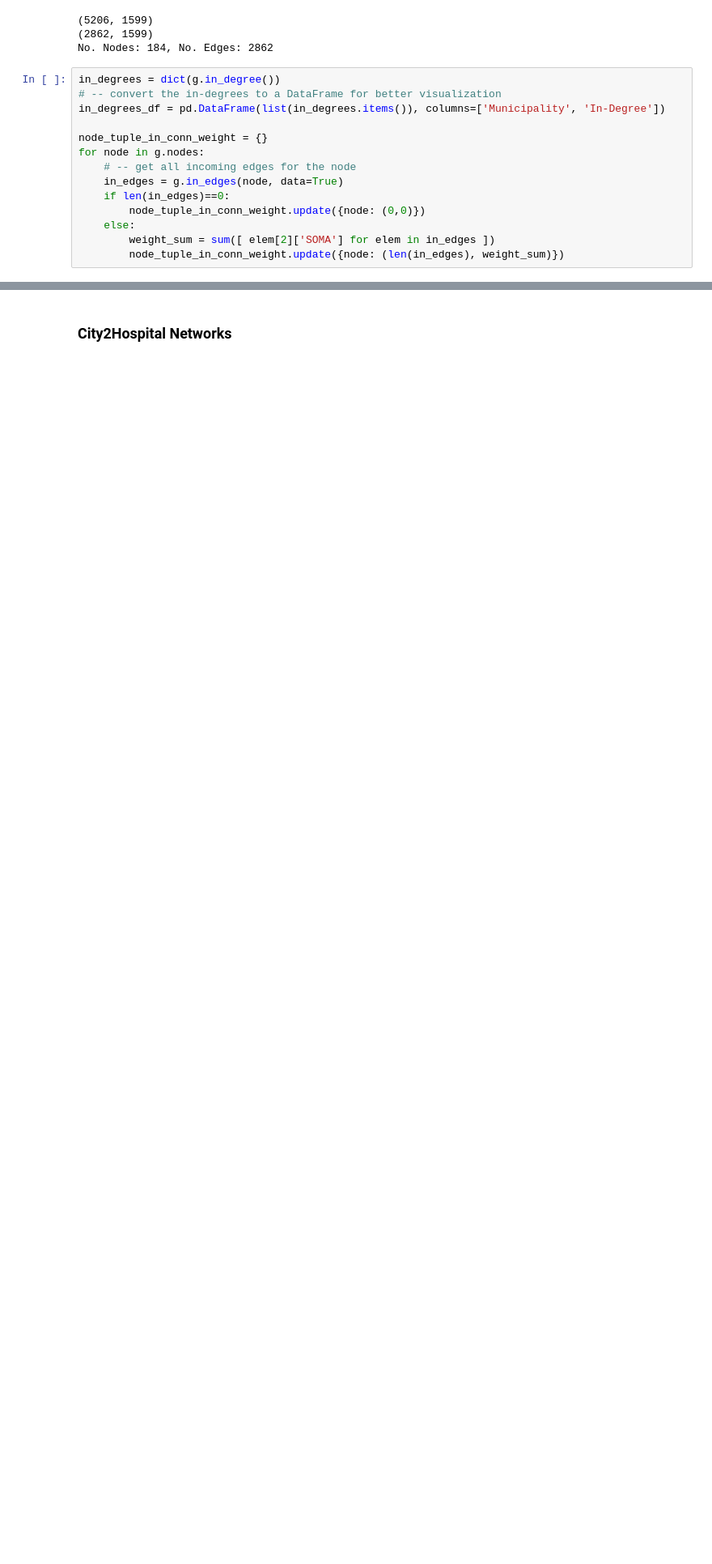
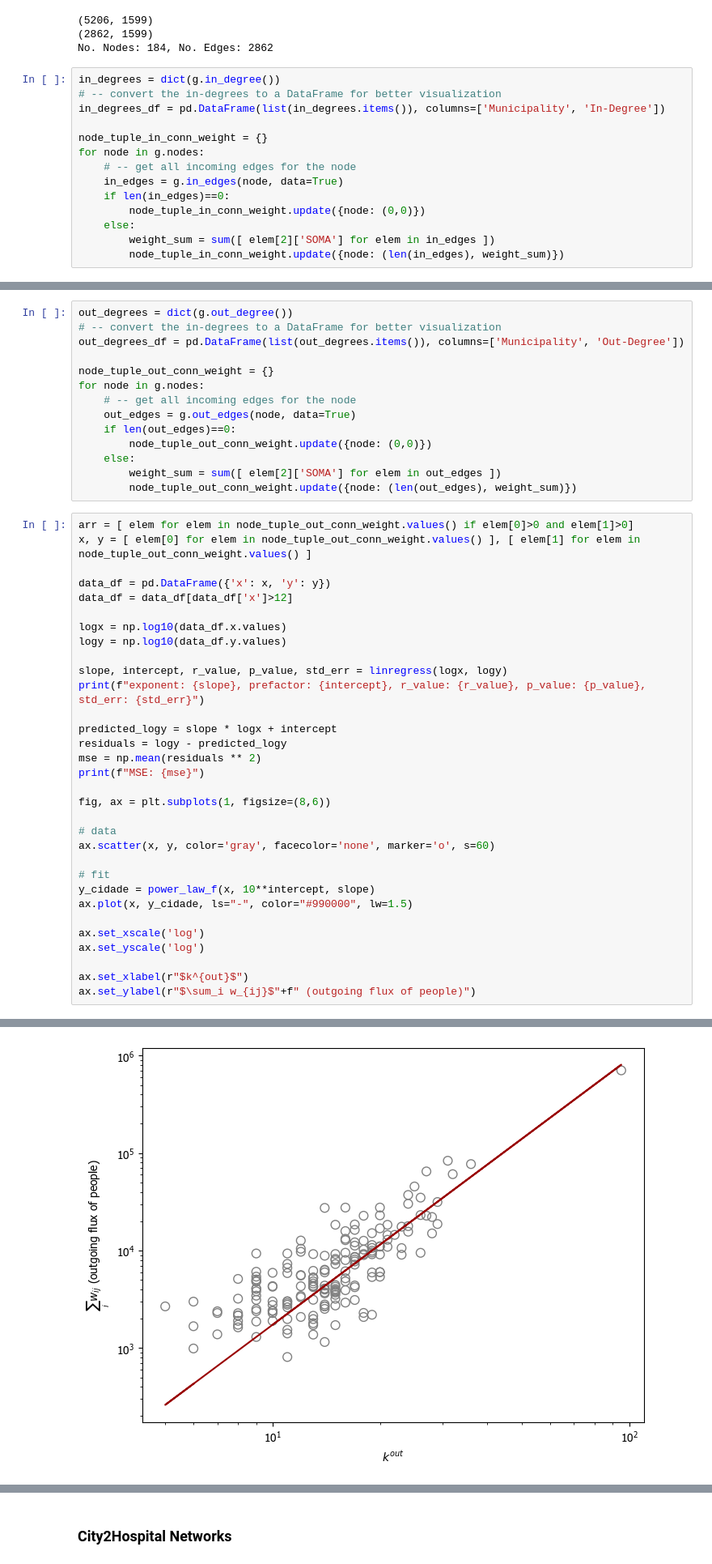
Before and after one commit to humbertocarmona/pyopensus, a Jupyter notebook: notebooks/fluxsus_tests.ipynb, the cells around one changed output, grey strips where cells are left out. Shown at 81% size. Cells and saved outputs as stored; diff of their text form; blank space fills up the shorter version.

```diff
--- a/notebooks/fluxsus_tests.ipynb
+++ b/notebooks/fluxsus_tests.ipynb
@@ -591,0 +622,47 @@ Text(0, 0.5, '$\\sum_j w_{ij}$ (incoming flux of people)')
+# %%
+out_degrees = dict(g.out_degree())
+# -- convert the in-degrees to a DataFrame for better visualization
+out_degrees_df = pd.DataFrame(list(out_degrees.items()), columns=['Municipality', 'Out-Degree'])
+
+node_tuple_out_conn_weight = {}
+for node in g.nodes:
+    # -- get all incoming edges for the node
+    out_edges = g.out_edges(node, data=True)
+    if len(out_edges)==0:
+        node_tuple_out_conn_weight.update({node: (0,0)})
+    else:
+        weight_sum = sum([ elem[2]['SOMA'] for elem in out_edges ])
+        node_tuple_out_conn_weight.update({node: (len(out_edges), weight_sum)})
+# %%
+arr = [ elem for elem in node_tuple_out_conn_weight.values() if elem[0]>0 and elem[1]>0]
+x, y = [ elem[0] for elem in node_tuple_out_conn_weight.values() ], [ elem[1] for elem in node_tuple_out_conn_weight.values() ]
+
+data_df = pd.DataFrame({'x': x, 'y': y})
+data_df = data_df[data_df['x']>12]
+
+logx = np.log10(data_df.x.values)
+logy = np.log10(data_df.y.values)
+
+slope, intercept, r_value, p_value, std_err = linregress(logx, logy)
+print(f"exponent: {slope}, prefactor: {intercept}, r_value: {r_value}, p_value: {p_value}, std_err: {std_err}")
+
+predicted_logy = slope * logx + intercept
+residuals = logy - predicted_logy
+mse = np.mean(residuals ** 2)
+print(f"MSE: {mse}")
+
+fig, ax = plt.subplots(1, figsize=(8,6))
+
+# data
+ax.scatter(x, y, color='gray', facecolor='none', marker='o', s=60)
+
+# fit
+y_cidade = power_law_f(x, 10**intercept, slope)
+ax.plot(x, y_cidade, ls="-", color="#990000", lw=1.5)
+
+ax.set_xscale('log')
+ax.set_yscale('log')
+
+ax.set_xlabel(r"$k^{out}$")
+ax.set_ylabel(r"$\sum_i w_{ij}$"+f" (outgoing flux of people)")
+# %% [output]
@@ -591,0 +672 @@ Text(0, 0.5, '$\\sum_j w_{ij}$ (incoming flux of people)')
+[figure, added]
```
Also changed, not shown: parts of 5 cells of this notebook, 1 other file.
